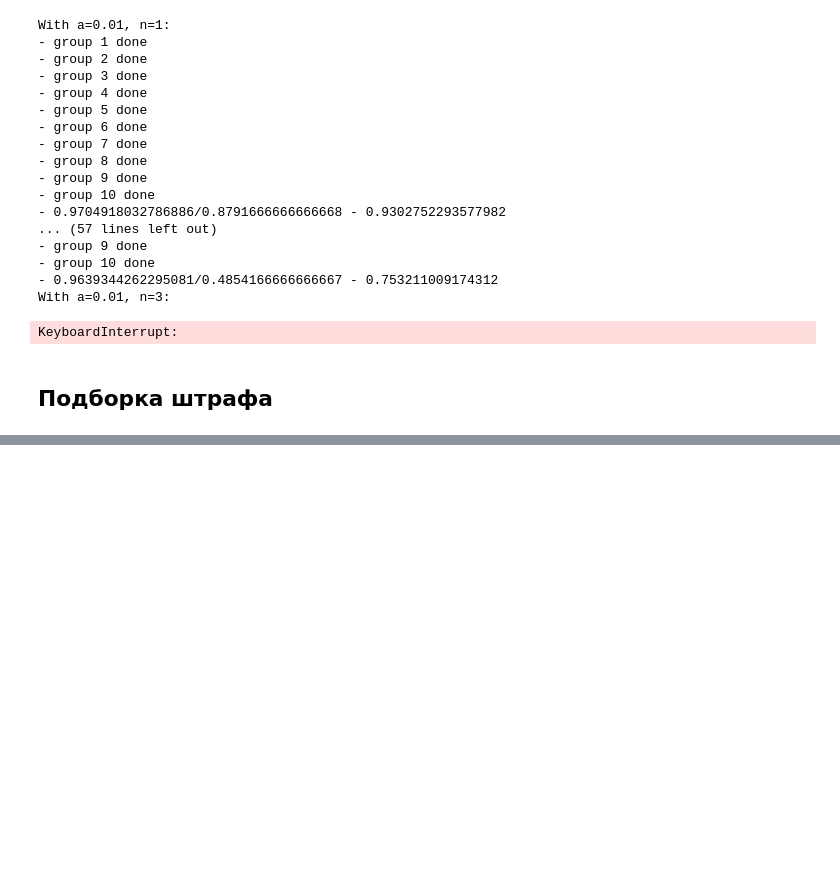
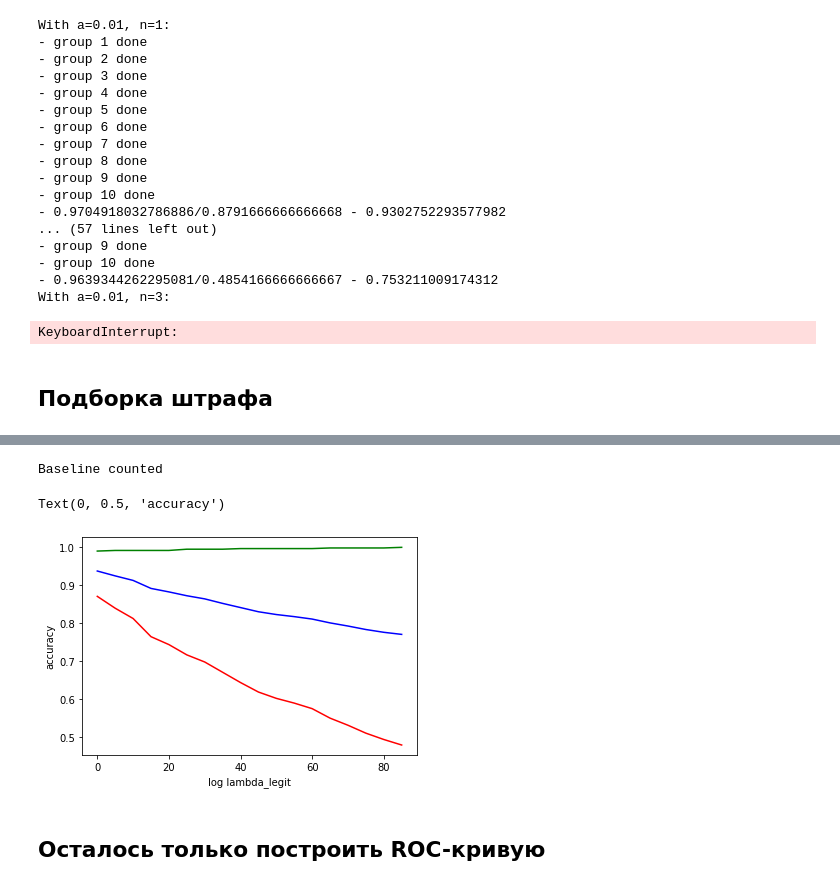
Before and after one commit to doreshnikov/itmo-ml, a Jupyter notebook: lab04_bayes/lab04.ipynb, the cells around one changed output, grey strips where cells are left out. Cells and saved outputs as stored; diff of their text form; code cells hidden in the pictures; blank space fills up the shorter version.

```diff
--- a/lab04_bayes/lab04.ipynb
+++ b/lab04_bayes/lab04.ipynb
@@ -202,0 +347,3 @@ quality(81)
+# %%
+n = 1
+alpha = 0.5
@@ -202,0 +417,3 @@ quality(81)
+# %%
+n = 1
+alpha = 0.5
@@ -202,0 +510,40 @@ quality(81)
+# %%
+pred = []
+n_test = []
+for i in range(10):
+    train, test = train_test_split(parts1, i)
+    cls = BayesianClassifier(2, alpha, [1, 1])
+    cls.fit(train)
+    n_test.append((len(test[0]), len(test[1])))
+    pred.append([
+        cls.predict(test[0], compute_probs=False),
+        cls.predict(test[1], compute_probs=False)
+    ])
+print('Baseline counted')
+# %% [output]
+Baseline counted
+# %%
+scores0 = []
+scores1 = []
+total_scores = []
+for l in range(0, 90, 5):
+    sc = []
+    for i in range(10):
+        ok0 = np.sum(pred[i][0][:, 0] + l > pred[i][0][:, 1])
+        ok1 = np.sum(pred[i][1][:, 1] - l > pred[i][1][:, 0])
+        sc.append((ok0 / n_test[i][0], ok1 / n_test[i][1], (ok0 + ok1) / (n_test[i][0] + n_test[i][1])))
+    scores0.append(np.mean([sc[i][0] for i in range(10)]))
+    scores1.append(np.mean([sc[i][1] for i in range(10)]))
+    total_scores.append(np.mean([sc[i][2] for i in range(10)]))
+# %%
+xs = list(range(0, 90, 5))
+plt.plot(xs, total_scores, color='blue')
+plt.plot(xs, scores0, color='green')
+plt.plot(xs, scores1, color='red')
+plt.xlabel('log lambda_legit')
+plt.ylabel('accuracy')
+# %% [output]
+Text(0, 0.5, 'accuracy')
+[figure, added]
+# %% [markdown]
+## Осталось только построить ROC-кривую
```
Also changed, not shown: parts of 29 cells of this notebook.
